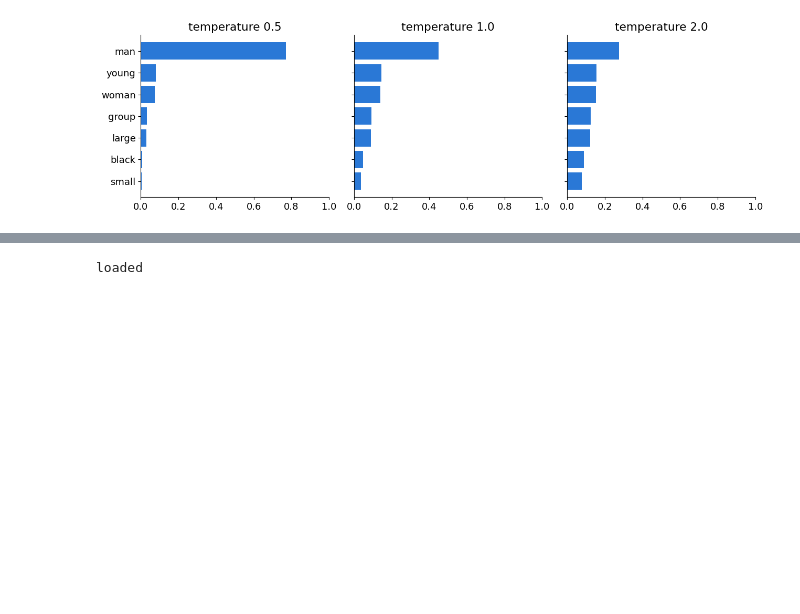
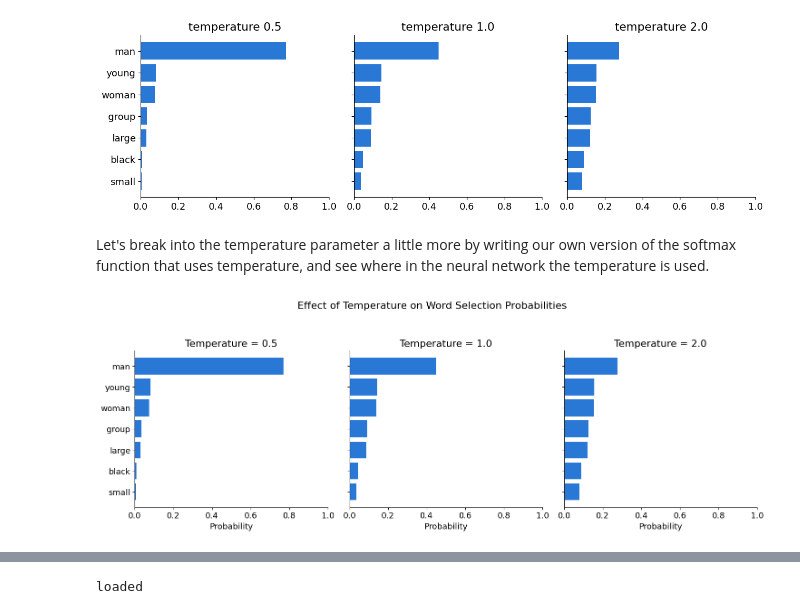
Before and after one commit to emcramer/psi-class-2026, a Jupyter notebook: code/notebook_3_llm.ipynb, the cells around one changed output, grey strips where cells are left out. Cells and saved outputs as stored; diff of their text form; code cells hidden in the pictures; blank space fills up the shorter version.

```diff
--- a/code/notebook_3_llm.ipynb
+++ b/code/notebook_3_llm.ipynb
@@ -211,3 +215,47 @@ for ax, temp in zip(axes, [0.5, 1.0, 2.0]):
 plt.tight_layout(); plt.show()
 # %% [output]
 [figure]
+# %% [markdown]
+Let's break into the temperature parameter a little more by writing our own version of the softmax function that uses temperature, and see where in the neural network the temperature is used.
+# %%
+def softmax_with_temperature(logits, t):
+    """
+    Calculates the softmax probabilities for an array of logits,
+    adjusted by a temperature parameter (T).
+    """
+    # 1. Divide logits by the temperature (T)
+    scaled_logits = np.array(logits) / t
+
+    # Numerical stability
+    scaled_logits -= np.max(scaled_logits)
+
+    # 2. Exponentiate and normalize
+    exp_logits = np.exp(scaled_logits)
+    probabilities = exp_logits / np.sum(exp_logits)
+    return probabilities
+
+# --- Visualizing the effect of temperature ---
+
+# We'll use the 'scores' (logits) and 'words' (labels) from the previous cell
+# 'scores' contains the raw output for the prompt "She opened the door and saw a"
+target_logits = scores[top7].numpy()
+
+fig, axes = plt.subplots(1, 3, figsize=(15, 5), sharey=True)
+temperatures = [0.5, 1.0, 2.0]
+
+for ax, t in zip(axes, temperatures):
+    probs = softmax_with_temperature(target_logits, t)
+
+    ax.barh(range(len(words))[::-1], probs, color=BLUE)
+    ax.set_yticks(range(len(words))[::-1])
+    ax.set_yticklabels(words)
+    ax.set_title(f"Temperature = {t}")
+    ax.set_xlim(0, 1)
+    ax.set_xlabel("Probability")
+    ax.grid(False)
+
+plt.suptitle("Effect of Temperature on Word Selection Probabilities", fontsize=16, y=1.05)
+plt.tight_layout()
+plt.show()
+# %% [output]
+[figure, added]
```
Also changed, not shown: parts of 12 cells of this notebook.
